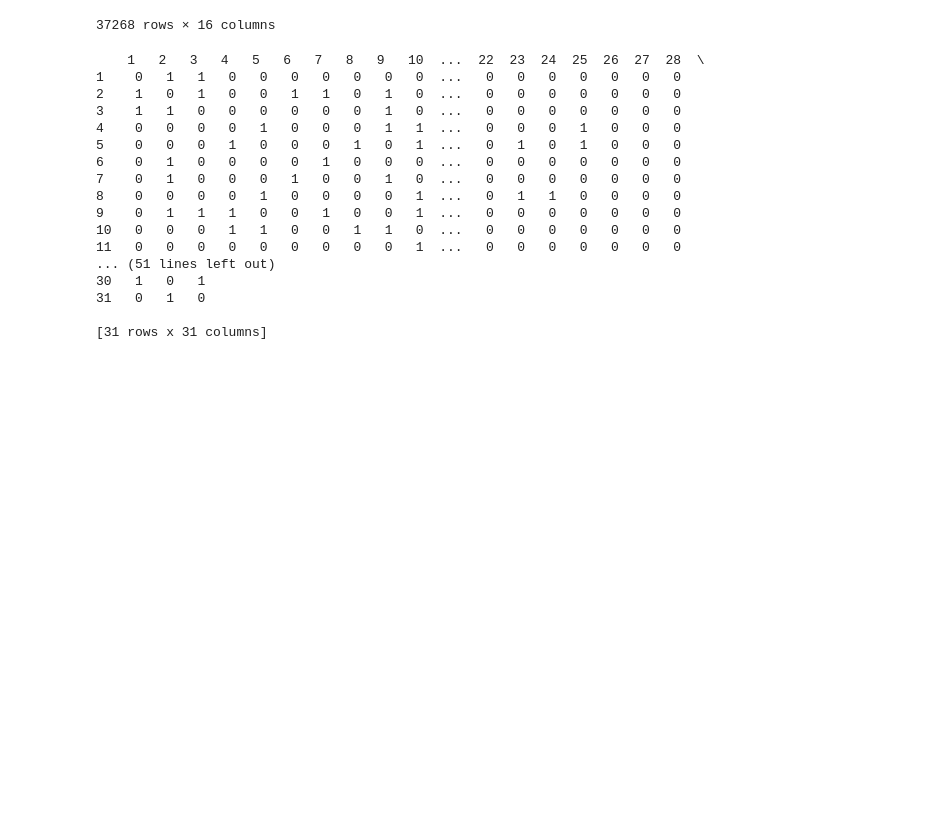
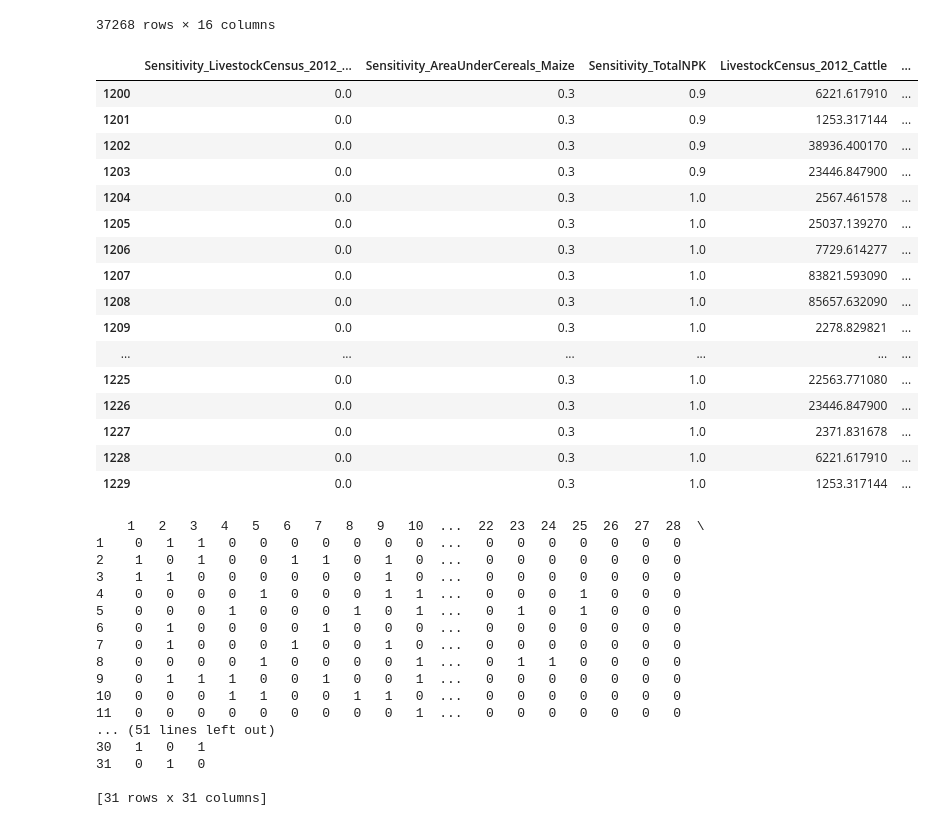
Before and after one commit to WSL-IIITB/WSL_IM_24-25, a Jupyter notebook: Maize_Prescriptive.ipynb, the cells around one changed output. Saved outputs shown, nothing was run; the diff lists cells and outputs as text; code cells hidden in the pictures; blank space fills up the shorter version.

```diff
--- a/Maize_Prescriptive.ipynb
+++ b/Maize_Prescriptive.ipynb
@@ -587,6 +614,26 @@ result_df
 | 37266 | 1.0 | 1.0 | 1.0 | 38936.400170 | ... |
 | 37267 | 1.0 | 1.0 | 1.0 | 23446.847900 | ... |
 37268 rows × 16 columns
+# %%
+result_df[1200:1230]
+# %% [output]
+|  | Sensitivity_LivestockCensus_2012_... | Sensitivity_AreaUnderCereals_Maize | Sensitivity_TotalNPK | LivestockCensus_2012_Cattle | ... |
+| 1200 | 0.0 | 0.3 | 0.9 | 6221.617910 | ... |
+| 1201 | 0.0 | 0.3 | 0.9 | 1253.317144 | ... |
+| 1202 | 0.0 | 0.3 | 0.9 | 38936.400170 | ... |
+| 1203 | 0.0 | 0.3 | 0.9 | 23446.847900 | ... |
+| 1204 | 0.0 | 0.3 | 1.0 | 2567.461578 | ... |
+| 1205 | 0.0 | 0.3 | 1.0 | 25037.139270 | ... |
+| 1206 | 0.0 | 0.3 | 1.0 | 7729.614277 | ... |
+| 1207 | 0.0 | 0.3 | 1.0 | 83821.593090 | ... |
+| 1208 | 0.0 | 0.3 | 1.0 | 85657.632090 | ... |
+| 1209 | 0.0 | 0.3 | 1.0 | 2278.829821 | ... |
+| ... | ... | ... | ... | ... | ... |
+| 1225 | 0.0 | 0.3 | 1.0 | 22563.771080 | ... |
+| 1226 | 0.0 | 0.3 | 1.0 | 23446.847900 | ... |
+| 1227 | 0.0 | 0.3 | 1.0 | 2371.831678 | ... |
+| 1228 | 0.0 | 0.3 | 1.0 | 6221.617910 | ... |
+| 1229 | 0.0 | 0.3 | 1.0 | 1253.317144 | ... |
 # %%
 def normalize_list(lst):
     min_val = min(lst)
```
Also changed, not shown: parts of 6 cells of this notebook.
